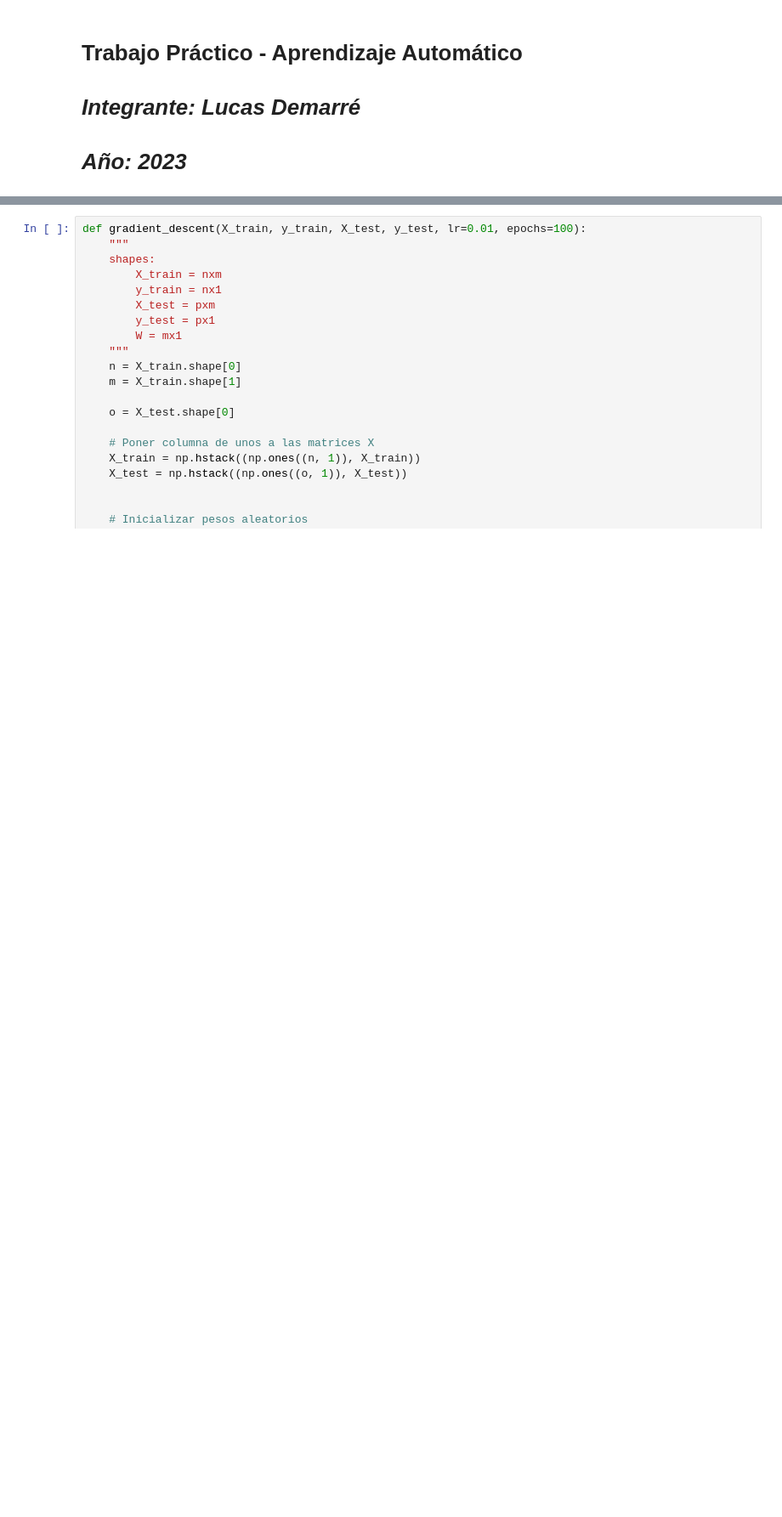
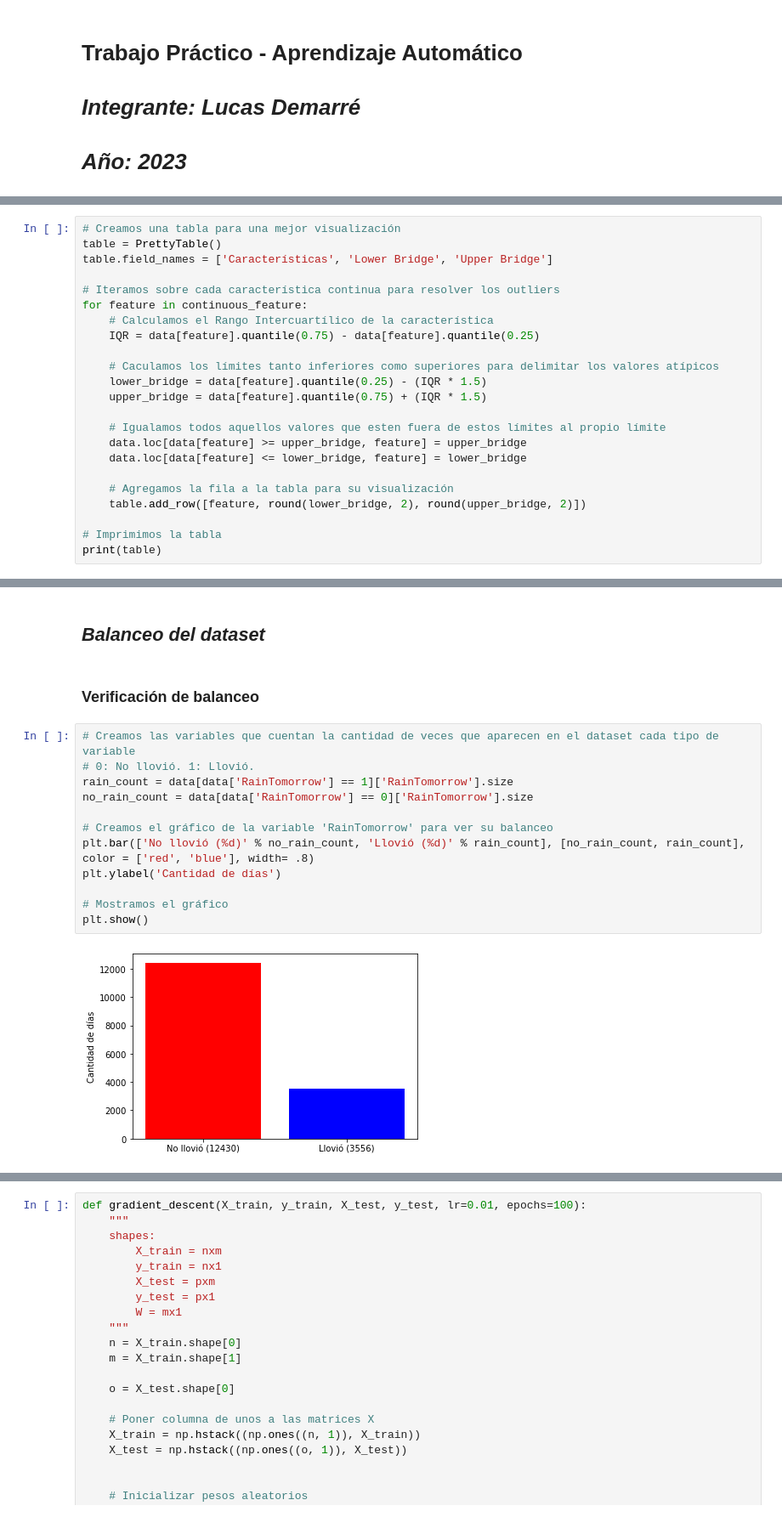
Before and after one commit to LDemarre/TP_Aprendizaje_Automatico, a Jupyter notebook: Trabajo_Práctico_Aprendizaje_Automático.ipynb, the cells around one changed output, grey strips where cells are left out. Shown at 85% size. Cells and saved outputs as stored; diff of their text form; blank space fills up the shorter version.

```diff
--- a/Trabajo_Práctico_Aprendizaje_Automático.ipynb
+++ b/Trabajo_Práctico_Aprendizaje_Automático.ipynb
@@ -450,0 +339,23 @@ Error Absoluto Medio (MAE): 0.44633857245058484
+# %%
+# Creamos una tabla para una mejor visualización
+table = PrettyTable()
+table.field_names = ['Características', 'Lower Bridge', 'Upper Bridge']
+
+# Iteramos sobre cada característica continua para resolver los outliers
+for feature in continuous_feature:
+    # Calculamos el Rango Intercuartílico de la característica
+    IQR = data[feature].quantile(0.75) - data[feature].quantile(0.25)
+
+    # Caculamos los límites tanto inferiores como superiores para delimitar los valores atípicos
+    lower_bridge = data[feature].quantile(0.25) - (IQR * 1.5)
+    upper_bridge = data[feature].quantile(0.75) + (IQR * 1.5)
+
+    # Igualamos todos aquellos valores que esten fuera de estos límites al propio límite
+    data.loc[data[feature] >= upper_bridge, feature] = upper_bridge
+    data.loc[data[feature] <= lower_bridge, feature] = lower_bridge
+
+    # Agregamos la fila a la tabla para su visualización
+    table.add_row([feature, round(lower_bridge, 2), round(upper_bridge, 2)])
+
+# Imprimimos la tabla
+print(table)
@@ -450,0 +412,18 @@ Error Absoluto Medio (MAE): 0.44633857245058484
+# %% [markdown]
+## *Balanceo del dataset*
+# %% [markdown]
+### **Verificación de balanceo**
+# %%
+# Creamos las variables que cuentan la cantidad de veces que aparecen en el dataset cada tipo de variable
+# 0: No llovió. 1: Llovió.
+rain_count = data[data['RainTomorrow'] == 1]['RainTomorrow'].size
+no_rain_count = data[data['RainTomorrow'] == 0]['RainTomorrow'].size
+
+# Creamos el gráfico de la variable 'RainTomorrow' para ver su balanceo
+plt.bar(['No llovió (%d)' % no_rain_count, 'Llovió (%d)' % rain_count], [no_rain_count, rain_count], color = ['red', 'blue'], width= .8)
+plt.ylabel('Cantidad de días')
+
+# Mostramos el gráfico
+plt.show()
+# %% [output]
+[figure, added]
```
Also changed, not shown: parts of 206 cells of this notebook.
